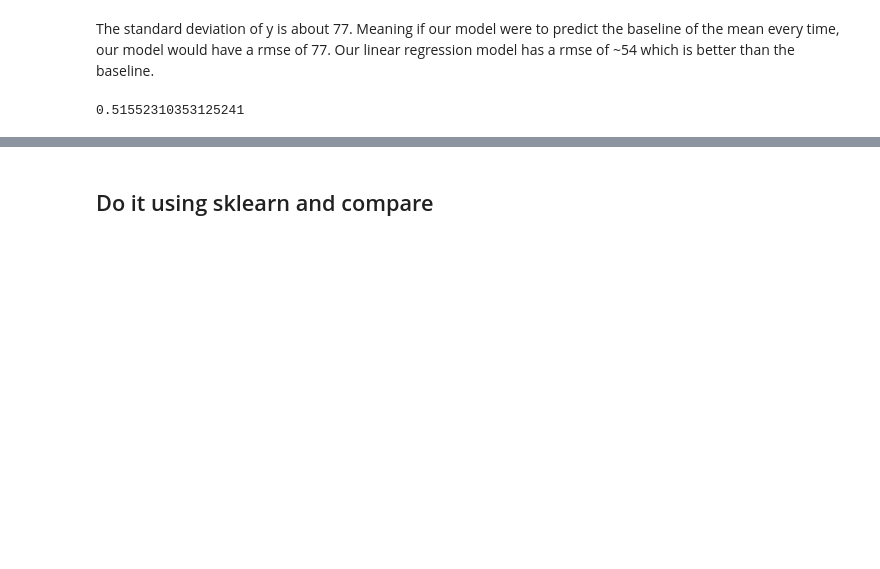
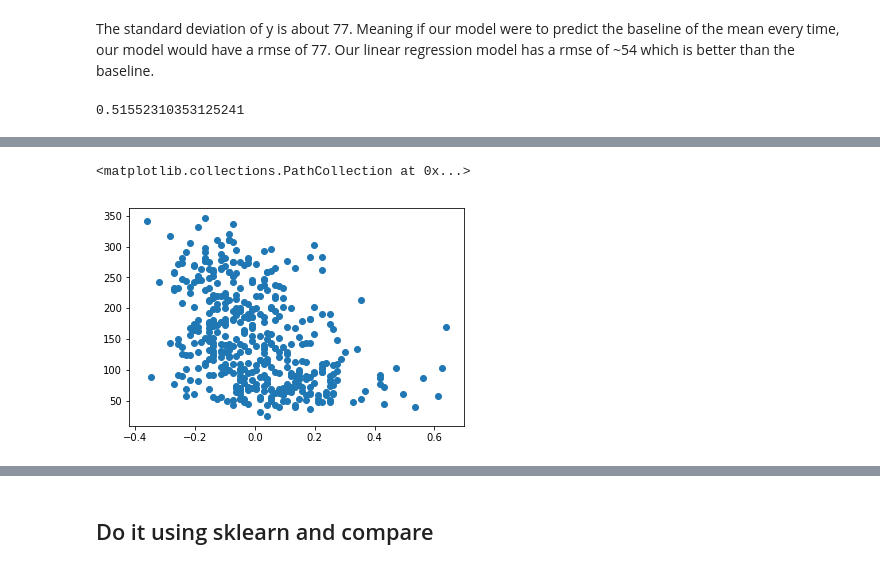
Before and after one commit to nieoh/ml_eng_playground, a Jupyter notebook: LinearRegression.ipynb, the cells around one changed output, grey strips where cells are left out. Cells and saved outputs as stored; diff of their text form; code cells hidden in the pictures; blank space fills up the shorter version.

```diff
--- a/LinearRegression.ipynb
+++ b/LinearRegression.ipynb
@@ -208,0 +214,5 @@ R_sq
+# %%
+plt.scatter(X[:, 6], y)
+# %% [output]
+<matplotlib.collections.PathCollection at 0x...>
+[figure, added]
```
Also changed, not shown: parts of 8 cells of this notebook.
